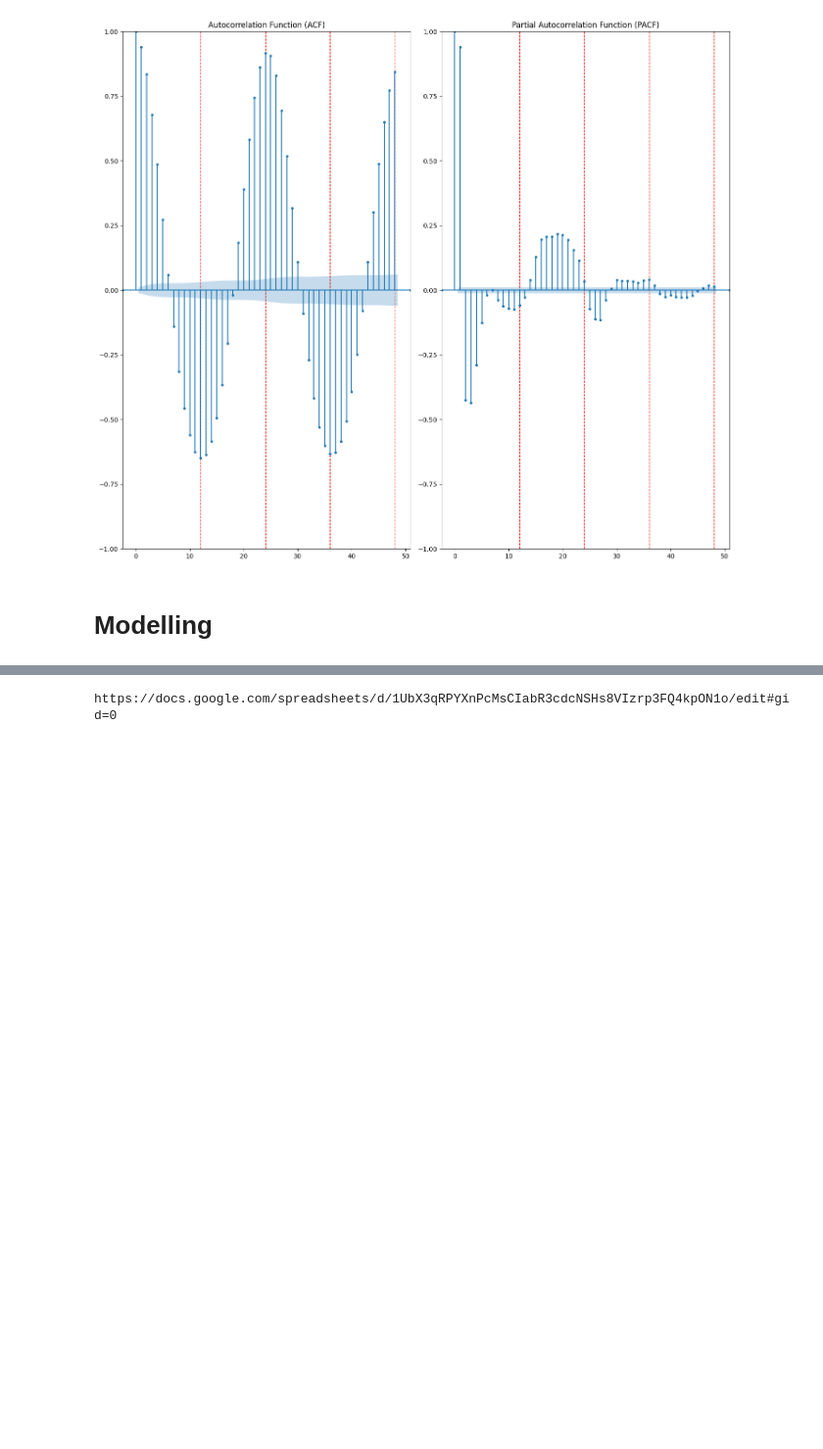
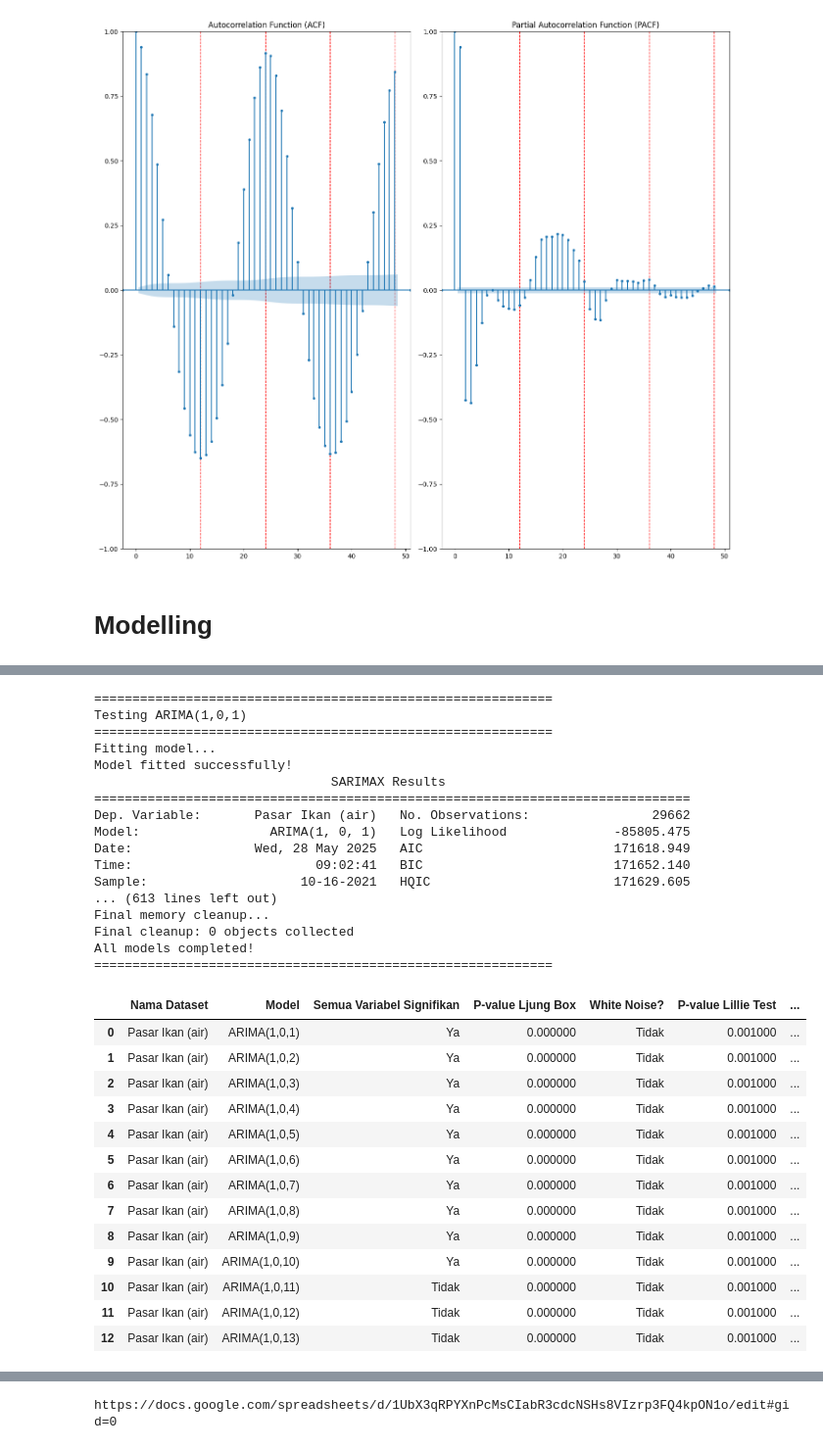
Before and after one commit to elvano22/Pintu-Air, a Jupyter notebook: 04e_ARIMA_Pasar_Ikan.ipynb, the cells around one changed output, grey strips where cells are left out. Shown: that part at 98% size. Drawn from its saved outputs; the diff is of its cells as text; code cells hidden in the pictures; blank space fills up the shorter version.

```diff
--- a/04e_ARIMA_Pasar_Ikan.ipynb
+++ b/04e_ARIMA_Pasar_Ikan.ipynb
@@ -236,0 +326,51 @@ All models completed!
+# %%
+# Try ARMA models
+arma_configs = [
+    {'name': 'ARIMA(1,0,1)', 'model_type': 'ARIMA', 'order': (1,0,1), 'seasonal_order': None, 'exog': False},
+    {'name': 'ARIMA(1,0,2)', 'model_type': 'ARIMA', 'order': (1,0,2), 'seasonal_order': None, 'exog': False},
+    {'name': 'ARIMA(1,0,3)', 'model_type': 'ARIMA', 'order': (1,0,3), 'seasonal_order': None, 'exog': False},
+    {'name': 'ARIMA(1,0,4)', 'model_type': 'ARIMA', 'order': (1,0,4), 'seasonal_order': None, 'exog': False},
+    {'name': 'ARIMA(1,0,5)', 'model_type': 'ARIMA', 'order': (1,0,5), 'seasonal_order': None, 'exog': False},
+    {'name': 'ARIMA(1,0,6)', 'model_type': 'ARIMA', 'order': (1,0,6), 'seasonal_order': None, 'exog': False},
+    {'name': 'ARIMA(1,0,7)', 'model_type': 'ARIMA', 'order': (1,0,7), 'seasonal_order': None, 'exog': False},
+    {'name': 'ARIMA(1,0,8)', 'model_type': 'ARIMA', 'order': (1,0,8), 'seasonal_order': None, 'exog': False},
+    {'name': 'ARIMA(1,0,9)', 'model_type': 'ARIMA', 'order': (1,0,9), 'seasonal_order': None, 'exog': False},
+    {'name': 'ARIMA(1,0,10)', 'model_type': 'ARIMA', 'order': (1,0,10), 'seasonal_order': None, 'exog': False},
+    {'name': 'ARIMA(1,0,11)', 'model_type': 'ARIMA', 'order': (1,0,11), 'seasonal_order': None, 'exog': False},
+    {'name': 'ARIMA(1,0,12)', 'model_type': 'ARIMA', 'order': (1,0,12), 'seasonal_order': None, 'exog': False},
+    {'name': 'ARIMA(1,0,13)', 'model_type': 'ARIMA', 'order': (1,0,13), 'seasonal_order': None, 'exog': False},
+]
+arma_comparison = modelling (arma_configs, data_y_train_pow, data_y_train, data_x_train, data_y_test, data_x_test, lambda_opt)
+arma_comparison
+# %% [output]
+============================================================
+Testing ARIMA(1,0,1)
+============================================================
+Fitting model...
+Model fitted successfully!
+                               SARIMAX Results
+==============================================================================
+Dep. Variable:       Pasar Ikan (air)   No. Observations:                29662
+Model:                 ARIMA(1, 0, 1)   Log Likelihood              -85805.475
+Date:                Wed, 28 May 2025   AIC                         171618.949
+Time:                        09:02:41   BIC                         171652.140
+Sample:                    10-16-2021   HQIC                        171629.605
+... (613 lines left out)
+Final memory cleanup...
+Final cleanup: 0 objects collected
+All models completed!
+============================================================
+|  | Nama Dataset | Model | Semua Variabel Signifikan | P-value Ljung Box | White Noise? | P-value Lillie Test | ... |
+| 0 | Pasar Ikan (air) | ARIMA(1,0,1) | Ya | 0.000000 | Tidak | 0.001000 | ... |
+| 1 | Pasar Ikan (air) | ARIMA(1,0,2) | Ya | 0.000000 | Tidak | 0.001000 | ... |
+| 2 | Pasar Ikan (air) | ARIMA(1,0,3) | Ya | 0.000000 | Tidak | 0.001000 | ... |
+| 3 | Pasar Ikan (air) | ARIMA(1,0,4) | Ya | 0.000000 | Tidak | 0.001000 | ... |
+| 4 | Pasar Ikan (air) | ARIMA(1,0,5) | Ya | 0.000000 | Tidak | 0.001000 | ... |
+| 5 | Pasar Ikan (air) | ARIMA(1,0,6) | Ya | 0.000000 | Tidak | 0.001000 | ... |
+| 6 | Pasar Ikan (air) | ARIMA(1,0,7) | Ya | 0.000000 | Tidak | 0.001000 | ... |
+| 7 | Pasar Ikan (air) | ARIMA(1,0,8) | Ya | 0.000000 | Tidak | 0.001000 | ... |
+| 8 | Pasar Ikan (air) | ARIMA(1,0,9) | Ya | 0.000000 | Tidak | 0.001000 | ... |
+| 9 | Pasar Ikan (air) | ARIMA(1,0,10) | Ya | 0.000000 | Tidak | 0.001000 | ... |
+| 10 | Pasar Ikan (air) | ARIMA(1,0,11) | Tidak | 0.000000 | Tidak | 0.001000 | ... |
+| 11 | Pasar Ikan (air) | ARIMA(1,0,12) | Tidak | 0.000000 | Tidak | 0.001000 | ... |
+| 12 | Pasar Ikan (air) | ARIMA(1,0,13) | Tidak | 0.000000 | Tidak | 0.001000 | ... |
```
Also changed, not shown: parts of 21 cells of this notebook, 6 other files.
